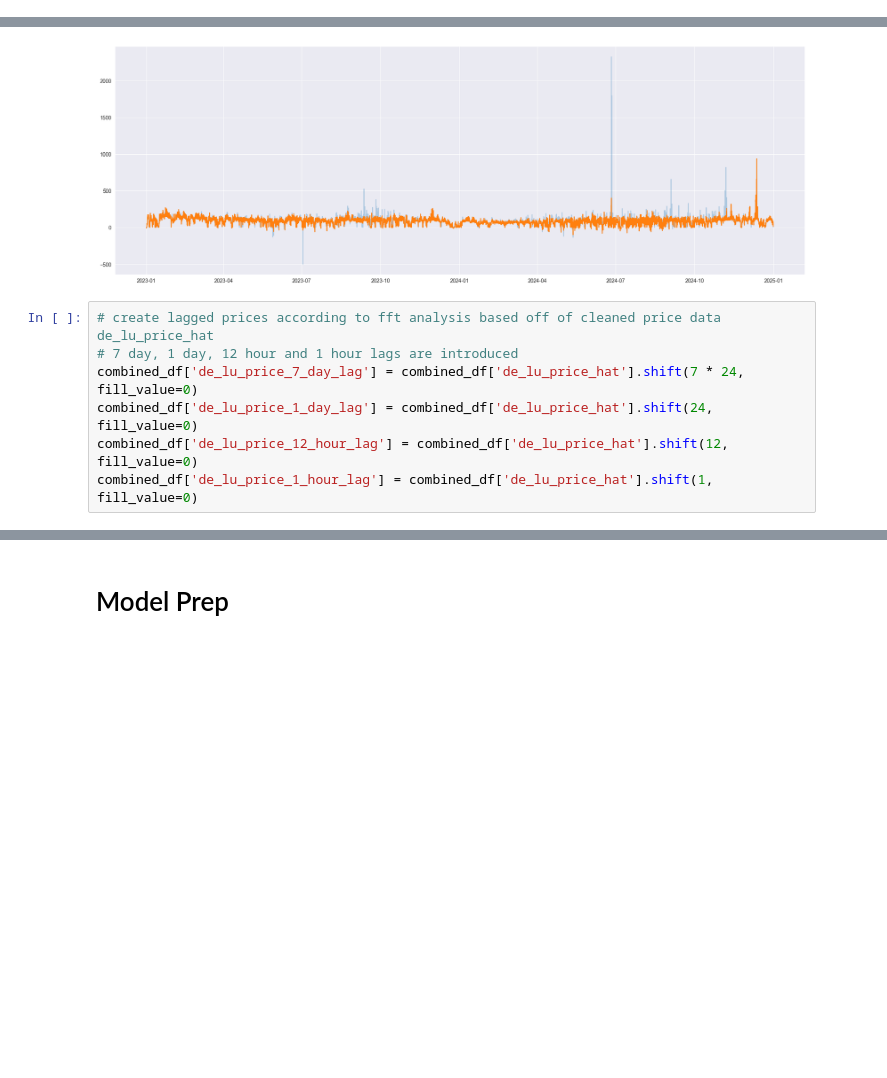
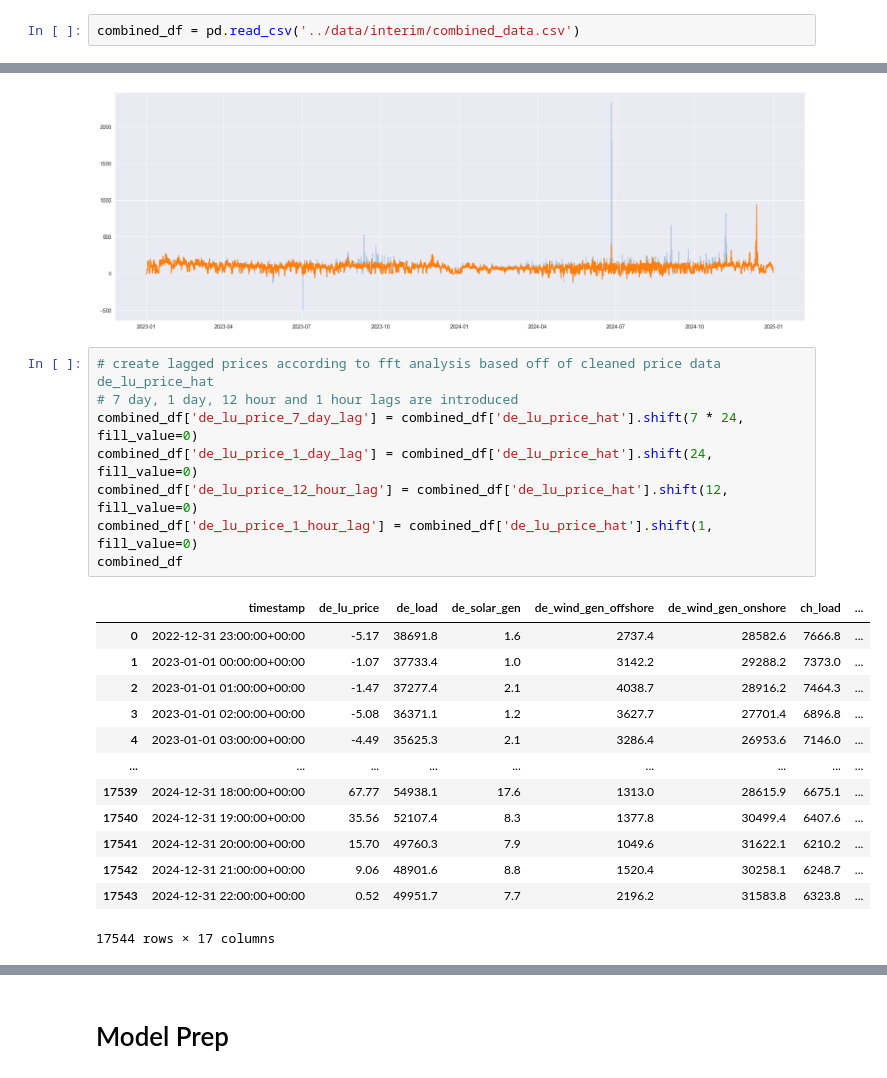
Before and after one commit to valentin-17/epf, a Jupyter notebook: notebooks/exploratory_analysis.ipynb, the cells around one changed output, grey strips where cells are left out. Cells and saved outputs as stored; diff of their text form; blank space fills up the shorter version.

```diff
--- a/notebooks/exploratory_analysis.ipynb
+++ b/notebooks/exploratory_analysis.ipynb
@@ -173,6 +178,8 @@ plt.show()
 [figure]
 # %% [markdown]
 # Feature Engineering
+# %%
+combined_df = pd.read_csv('../data/interim/combined_data.csv')
 # %%
 # create calendar features
 combined_df['month'] = pd.DatetimeIndex(combined_df.index).month
@@ -230,10 +237,25 @@ plt.plot(combined_df['de_lu_price_hat'], label='de_lu_price_hat')
 # %%
 # create lagged prices according to fft analysis based off of cleaned price data de_lu_price_hat
 # 7 day, 1 day, 12 hour and 1 hour lags are introduced
 combined_df['de_lu_price_7_day_lag'] = combined_df['de_lu_price_hat'].shift(7 * 24, fill_value=0)
 combined_df['de_lu_price_1_day_lag'] = combined_df['de_lu_price_hat'].shift(24, fill_value=0)
 combined_df['de_lu_price_12_hour_lag'] = combined_df['de_lu_price_hat'].shift(12, fill_value=0)
 combined_df['de_lu_price_1_hour_lag'] = combined_df['de_lu_price_hat'].shift(1, fill_value=0)
+combined_df
+# %% [output]
+|  | timestamp | de_lu_price | de_load | de_solar_gen | de_wind_gen_offshore | de_wind_gen_onshore | ch_load | ... |
+| 0 | 2022-12-31 23:00:00+00:00 | -5.17 | 38691.8 | 1.6 | 2737.4 | 28582.6 | 7666.8 | ... |
+| 1 | 2023-01-01 00:00:00+00:00 | -1.07 | 37733.4 | 1.0 | 3142.2 | 29288.2 | 7373.0 | ... |
+| 2 | 2023-01-01 01:00:00+00:00 | -1.47 | 37277.4 | 2.1 | 4038.7 | 28916.2 | 7464.3 | ... |
+| 3 | 2023-01-01 02:00:00+00:00 | -5.08 | 36371.1 | 1.2 | 3627.7 | 27701.4 | 6896.8 | ... |
+| 4 | 2023-01-01 03:00:00+00:00 | -4.49 | 35625.3 | 2.1 | 3286.4 | 26953.6 | 7146.0 | ... |
+| ... | ... | ... | ... | ... | ... | ... | ... | ... |
+| 17539 | 2024-12-31 18:00:00+00:00 | 67.77 | 54938.1 | 17.6 | 1313.0 | 28615.9 | 6675.1 | ... |
+| 17540 | 2024-12-31 19:00:00+00:00 | 35.56 | 52107.4 | 8.3 | 1377.8 | 30499.4 | 6407.6 | ... |
+| 17541 | 2024-12-31 20:00:00+00:00 | 15.70 | 49760.3 | 7.9 | 1049.6 | 31622.1 | 6210.2 | ... |
+| 17542 | 2024-12-31 21:00:00+00:00 | 9.06 | 48901.6 | 8.8 | 1520.4 | 30258.1 | 6248.7 | ... |
+| 17543 | 2024-12-31 22:00:00+00:00 | 0.52 | 49951.7 | 7.7 | 2196.2 | 31583.8 | 6323.8 | ... |
+17544 rows × 17 columns
 # %%
 # dict like structure to dynamically select features for model training
 select = {
```
Also changed, not shown: parts of 8 cells of this notebook, 2 other files.
